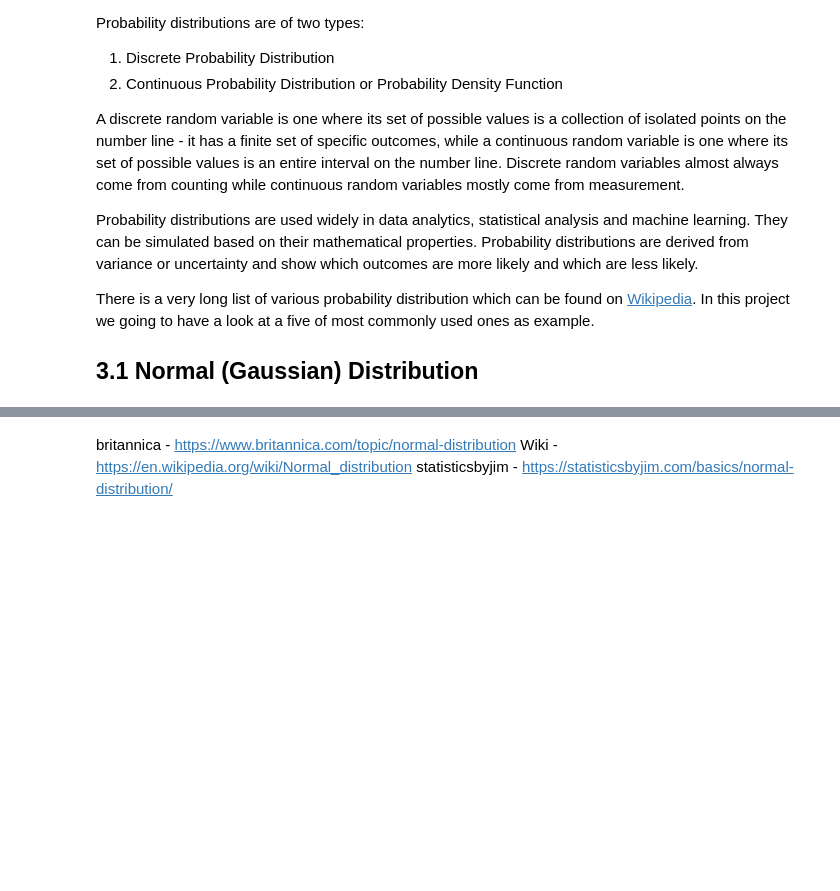
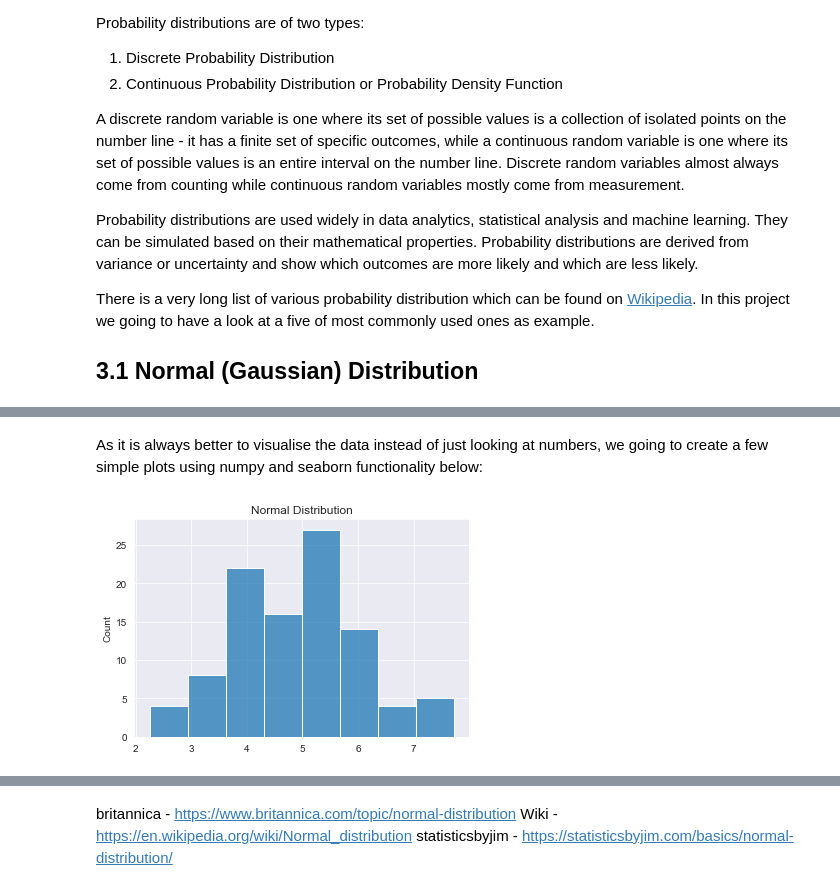
Before and after one commit to angelinka/numpy_assignment, a Jupyter notebook: numPy.ipynb, the cells around one changed output, grey strips where cells are left out. Drawn from its saved outputs; the diff is of its cells as text; code cells hidden in the pictures; blank space fills up the shorter version.

Commit message:
Normal distribution plotting

```diff
--- a/numPy.ipynb
+++ b/numPy.ipynb
@@ -256,0 +271,4 @@ The following parameters are used in the function:
+# %%
+# specifying the mean as 4.0
+norm = rng.normal(loc=5, size=100)
+norm
@@ -256,0 +296,8 @@ The following parameters are used in the function:
+# %% [markdown]
+As it is always better to visualise the data instead of just looking at numbers, we going to create a few simple plots using numpy and seaborn functionality below:
+# %%
+# First, let's create a histogram using the array norm which we had created above
+sns.set_style("darkgrid")
+sns.histplot(norm).set_title("Normal Distribution");
+# %% [output]
+[figure, added]
```
Also changed, not shown: parts of 9 cells of this notebook.
